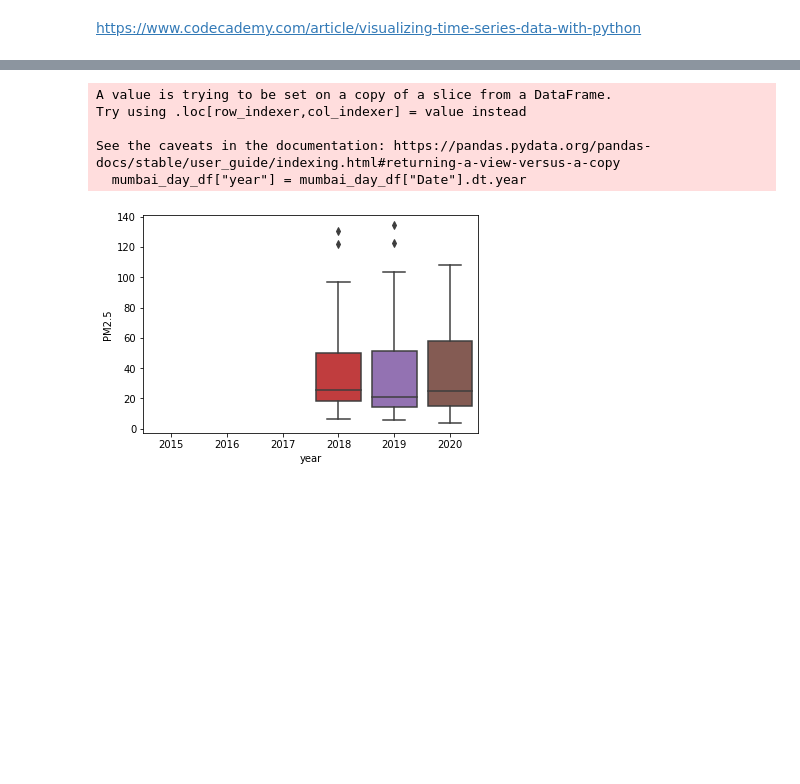
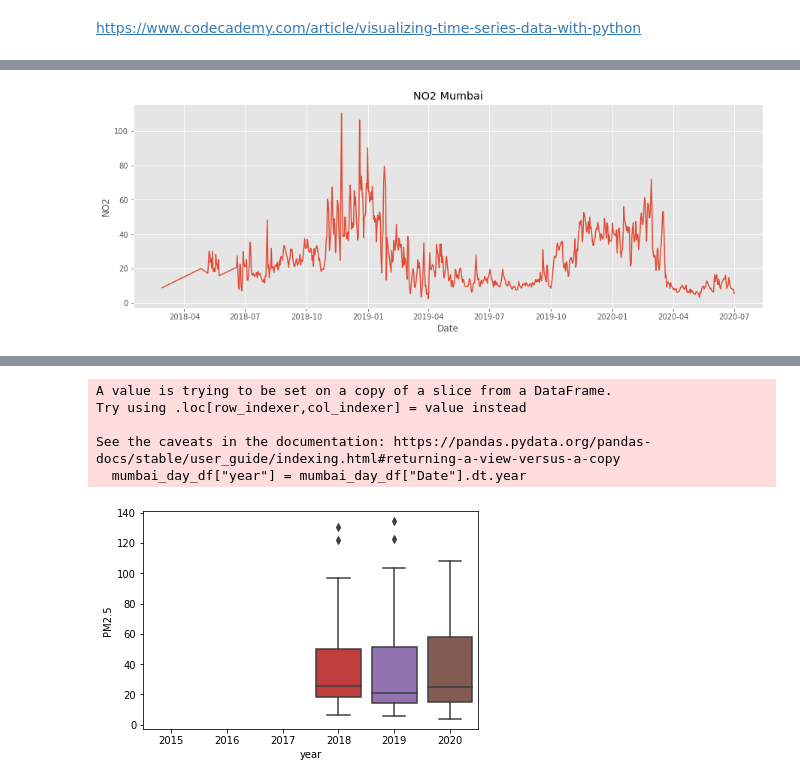
Before and after one commit to OmdenaAI/omdena-mumbai-chapter-air-quality, a Jupyter notebook: src/tasks/task-2-eda/aqi_kaggle_data_eda.ipynb, the cells around one changed output, grey strips where cells are left out. Drawn from its saved outputs; the diff is of its cells as text; code cells hidden in the pictures; blank space fills up the shorter version.

```diff
--- a/src/tasks/task-2-eda/aqi_kaggle_data_eda.ipynb
+++ b/src/tasks/task-2-eda/aqi_kaggle_data_eda.ipynb
@@ -212,0 +274,11 @@ plt.show()
+# %%
+# setting the dimensions of the plot
+fig, ax = plt.subplots(figsize=(15, 5))
+
+# drawing the plot
+# Plot the responses for different events and regions
+sns.lineplot(x="Date", y="NO2", ax=ax, data=mumbai_day_df).set(title="NO2 Mumbai")
+
+plt.show()
+# %% [output]
+[figure, added]
```
Also changed, not shown: parts of 35 cells of this notebook.
